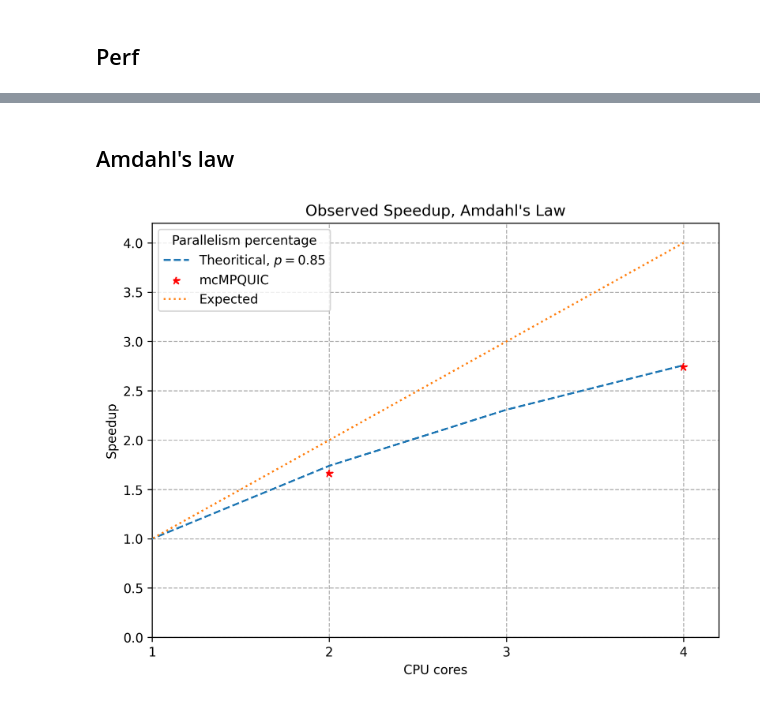
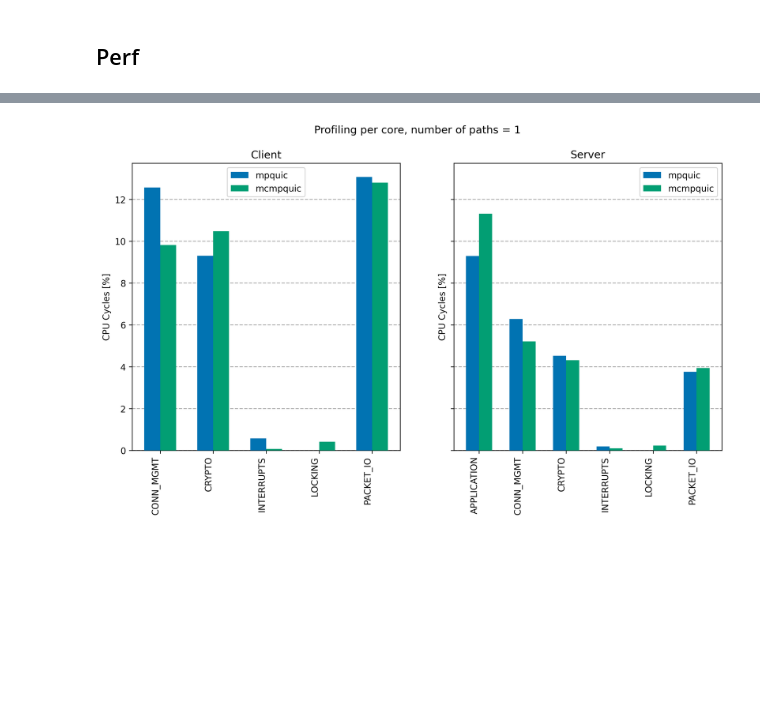
Before and after one commit to vanyingenzi/master_thesis_utilies, a Jupyter notebook: analysis/perf_plotting.ipynb, the cells around one changed output, grey strips where cells are left out. Drawn from its saved outputs; the diff is of its cells as text; code cells hidden in the pictures; blank space fills up the shorter version.

```diff
--- a/analysis/perf_plotting.ipynb
+++ b/analysis/perf_plotting.ipynb
@@ -126,28 +26,0 @@ Text(0.5, 0.98, 'CPU cycles distribution')
-# %% [markdown]
-## Amdahl's law
-# %%
-fig, ax = plt.subplots(figsize=(8, 6), dpi=300)
-x = np.arange(0, 5)
-p_1 = 0.38
-y_p1 = 1/((1-p_1) + p_1/x)
-
-p_2 = 0.85
-y_p2 = 1/((1-p_2) + p_2/x)
-#ax.plot(x, y_p1, zorder=3, linestyle="-.", label=f"p={p_1:.2f}")
-ax.plot(x, y_p2, zorder=3, linestyle="--", label=f"Theoritical, $p={p_2:.2f}$")
-ax.scatter([2, 4], [1.66, 2.74], zorder=3, linestyle="--", label=f"mcMPQUIC", color='red', marker='*')
-ax.plot(x, x, zorder=3, linestyle=":", label="Ideal")
-#ax.plot(rates, exponential_theory, label="Exponential", zorder=3, linestyle="-.", marker="*")
-ax.set_xlabel('CPU cores')
-ax.set_ylabel('Speedup')
-#ax.set_title(f'Theoritical Speedup, Amdahl\'s Law')
-ax.set_title(f'Observed Speedup, Amdahl\'s Law')
-ax.set_xticks(range(0, 5, 1), range(0, 5, 1))
-ax.set_xlim(left=1)
-ax.set_ylim(bottom=0)
-ax.legend(title='Parallelism percentage')
-ax.grid(which='major', zorder=0, linestyle="dashed")  # Show the major grid behind the plot
-plt.savefig(os.path.join(plots_directory, "mcmpquic_amdahl.pdf"), format='pdf', bbox_inches='tight')
-plt.savefig(os.path.join(plots_directory, "mcmpquic_amdahl.svg"), format='svg', bbox_inches='tight')
-# %% [output]
-[figure, removed]
@@ -153,0 +148,47 @@ plt.savefig(os.path.join(plots_directory, "mcmpquic_amdahl.svg"), format='svg',
+# %%
+df = extract_perf_data_from_logs(logs_to_include, "./mcmpquic-mapping.json")
+# %%
+def axe_plot_profiling_per_core(ax: plt.Axes, df: pd.DataFrame, title: str):
+    import numpy as np
+    implementations = sorted(list(df["implementation"].unique()), reverse=True)
+    colors=["#0173B2", "#029E73", "#D55E00","#CC78BC", "#ECE133", "#56B4E9"]
+    next_index = 0
+    x = np.arange(len(df["category"].unique()))
+    width = 0.3
+    categories = sorted(list(df["category"].unique()))
+    for implementation in implementations:
+        cycles = []
+        for category in categories:
+            if category in df.loc[df["implementation"] == implementation]["category"].values:
+                cycles.append(df.loc[(df["implementation"] == implementation) & (df["category"] == category)]["cpu_cycles"].values[0])
+            else:
+                cycles.append(0)
+        offset = 0.3 * next_index
+        ax.bar(x + offset, cycles, color=colors[next_index], label=implementation, zorder=3, width=width)
+        next_index += 1
+
+
+    ax.grid(which='major',axis='y',  color='black', linewidth=1, alpha=0.3, linestyle="dashed")
+    ax.grid(which='minor',axis='y',  color='black', linewidth=1, alpha=0.3, linestyle="dashed")
+    ax.legend()
+    ax.set_ylabel("CPU Cycles [%]")
+    ax.set_title(title)
+    ax.set_xticks(x + 0.3 * (next_index - 1) / 2)
+    ax.set_xticklabels(categories, rotation=90, ha="right")
+
+def plot_profiling_per_core(df: pd.DataFrame, title: str):
+    fig, axes = plt.subplots(1, 2, figsize=(12, 6), dpi=DPI, sharey=True)
+    fig.suptitle(title)
+    fig.subplots_adjust(hspace=0.1)
+    client_df = df.loc[df["role"] == "client"]
+    client_df = client_df.drop(columns=["role"], axis=1)
+    axe_plot_profiling_per_core(axes[0], client_df, "Client")
+    server_df = df.loc[df["role"] == "server"]
+    server_df = server_df.drop(columns=["role"], axis=1)
+    axe_plot_profiling_per_core(axes[1], server_df, "Server")
+# %%
+custom_df = df.loc[df["nb_cores"] == 1]
+custom_df = custom_df.drop(columns=["nb_cores"], axis=1)
+plot_profiling_per_core(custom_df, "Profiling per core, number of paths = 1")
+# %% [output]
+[figure, added]
```
Also changed, not shown: parts of 17 cells of this notebook, 47 other files.
